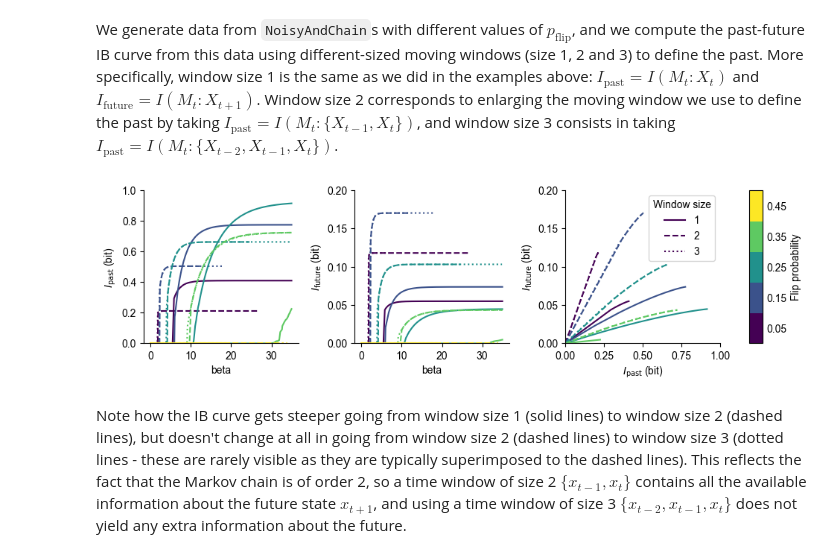
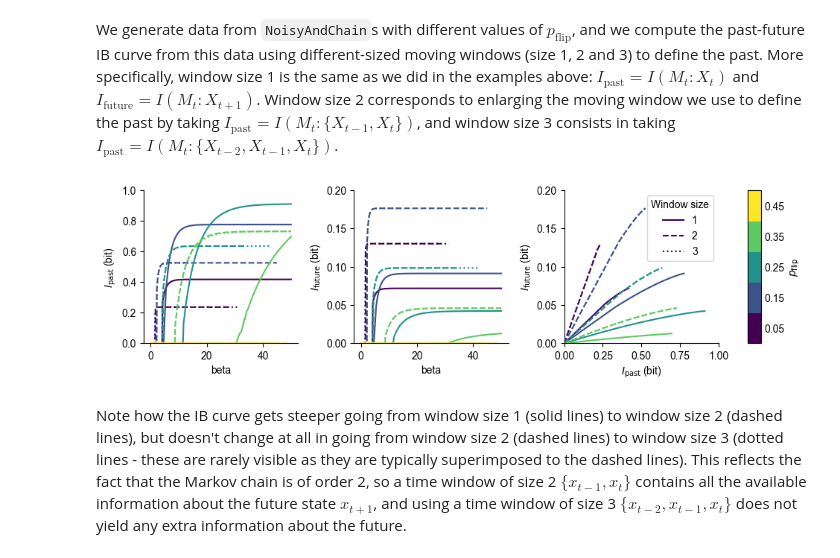
Before and after one commit to epiasini/embo-github-mirror, a Jupyter notebook: embo/examples/Markov-Chains.ipynb, the cells around one changed output. Saved outputs shown, nothing was run; the diff lists cells and outputs as text; code cells hidden in the pictures.

```diff
--- a/embo/examples/Markov-Chains.ipynb
+++ b/embo/examples/Markov-Chains.ipynb
@@ -252,7 +252,7 @@ for k,p in tqdm(enumerate(p_flip_range)):
     c = NoisyAndChain(flip_p=p)
     sample = c.get_sample_chain(10000)
     for i,w in enumerate(window_size_range):
-        past, future, beta = empirical_bottleneck(sample[:-1],sample[1:], window_size_x=w, maxbeta=35, numbeta=400, processes=4)
+        past, future, beta = empirical_bottleneck(sample[:-1],sample[1:], window_size_x=w, maxbeta=50, numbeta=500, processes=4)
         i_p_lg[k,i] = past
         i_f_lg[k,i] = future
         b_lg[k,i] = beta
@@ -269,34 +269,34 @@ for k,p in enumerate(p_flip_range):
         ax[0].plot(beta, past, color=color, linestyle=linestyle)
         ax[1].plot(beta, future, color=color, linestyle=linestyle)
         ax[2].plot(past, future, color=color, linestyle=linestyle)
 
 cbar = plt.colorbar(
     matplotlib.cm.ScalarMappable(norm=matplotlib.colors.Normalize(vmin=p_flip_range.min()-p_delta/2, vmax=p_flip_range.max()+p_delta/2), cmap=cm_lg),
     ax=ax, ticks=p_flip_range, location='right', aspect=40)
 cbar.ax.tick_params(size=0)
-cbar.set_label('Flip probability')
+cbar.set_label('$p_{\mathrm{flip}}$')
 ax[0].set_xlabel('beta')
 ax[0].set_ylabel("$I_{\mathrm{past}}$ (bit)")
 ax[1].set_xlabel('beta')
 ax[1].set_ylabel("$I_{\mathrm{future}}$ (bit)")
 ax[2].set_xlabel("$I_{\mathrm{past}}$ (bit)")
 ax[2].set_ylabel("$I_{\mathrm{future}}$ (bit)")
 ax[2].legend(
     title='Window size',
     handles=[
         matplotlib.lines.Line2D([], [], color=cm_lg(0), linestyle='-', label=1),
         matplotlib.lines.Line2D([], [], color=cm_lg(0), linestyle='--', label=2),
         matplotlib.lines.Line2D([], [], color=cm_lg(0), linestyle=':', label=3)
 ])
 
 ax[0].set_ylim((0,1))
 ax[1].set_ylim((0,0.2))
 ax[2].set_ylim((0,0.2))
 ax[2].set_xlim((0,1))
 for a in ax.flat:
     a.spines['right'].set_visible(False)
     a.spines['top'].set_visible(False)
 # %% [output]
-[figure, old version]
+[figure, new version]
 # %% [markdown]
 Note how the IB curve gets steeper going from window size 1 (solid lines) to window size 2 (dashed lines), but doesn't change at all in going from window size 2 (dashed lines) to window size 3 (dotted lines - these are rarely visible as they are typically superimposed to the dashed lines). This reflects the fact that the Markov chain is of order 2, so a time window of size 2 $\{x_{t-1},x_t\}$ contains all the available information about the future state $x_{t+1}$, and using a time window of size 3 $\{x_{t-2},x_{t-1},x_t\}$ does not yield any extra information about the future.
```
Also changed, not shown: parts of 4 cells of this notebook.
